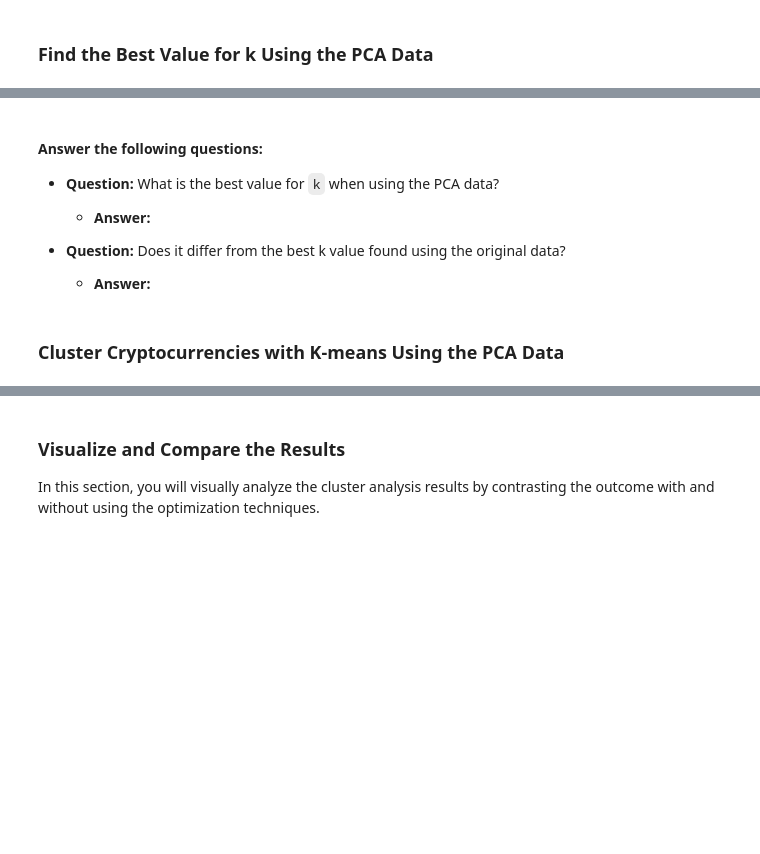
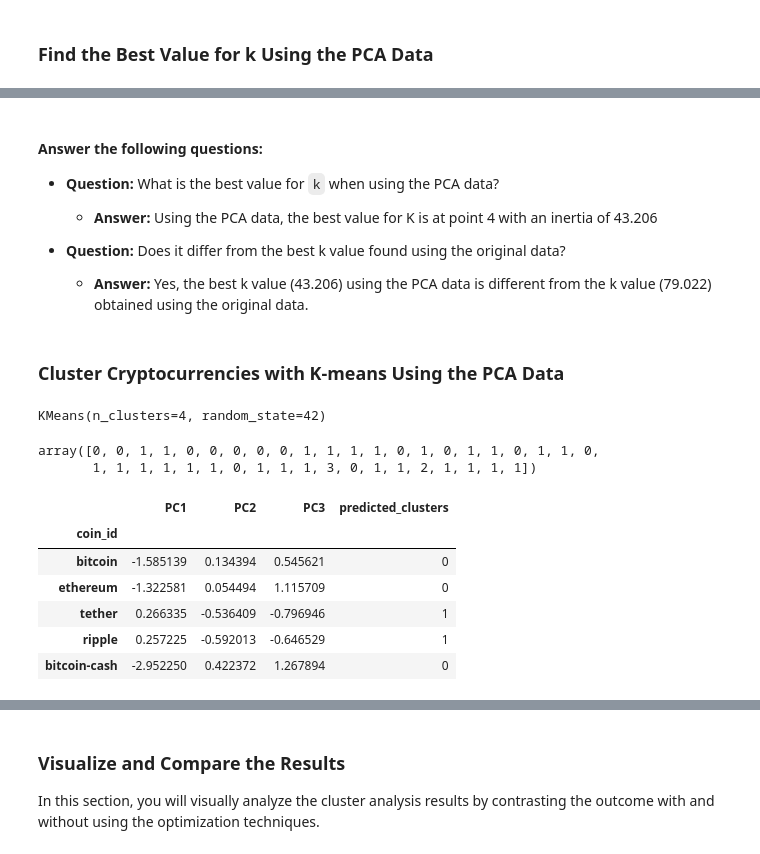
Before and after one commit to Data-Miner99/CryptoClustering, a Jupyter notebook: Starter_Code/Crypto_Clustering.ipynb, the cells around one changed output, grey strips where cells are left out. Drawn from its saved outputs; the diff is of its cells as text; code cells hidden in the pictures; blank space fills up the shorter version.

```diff
--- a/Starter_Code/Crypto_Clustering.ipynb
+++ b/Starter_Code/Crypto_Clustering.ipynb
@@ -279,30 +295,48 @@ e_curve_df =
 
 * **Question:** What is the best value for `k` when using the PCA data?
 
-  * **Answer:**
+  * **Answer:** Using the PCA data, the best value for K is at point 4 with an inertia of 43.206
 
 
 * **Question:** Does it differ from the best k value found using the original data?
 
-  * **Answer:**
+  * **Answer:** Yes, the best k value (43.206) using the PCA data is different from the k value (79.022) obtained using the original data.
 # %% [markdown]
 ### Cluster Cryptocurrencies with K-means Using the PCA Data
 # %%
 # Initialize the K-Means model using the best value for k
+best_pca = KMeans(n_clusters=4, random_state=42)
 # %%
 # Fit the K-Means model using the PCA data
+best_pca.fit(crypto_pca_df)
+# %% [output]
+KMeans(n_clusters=4, random_state=42)
 # %%
 # Predict the clusters to group the cryptocurrencies using the PCA data
+cluster_predict = best_pca.predict(crypto_pca_df)
 
 # Print the resulting array of cluster values.
+cluster_predict
+# %% [output]
+array([0, 0, 1, 1, 0, 0, 0, 0, 0, 1, 1, 1, 1, 0, 1, 0, 1, 1, 0, 1, 1, 0,
+       1, 1, 1, 1, 1, 1, 0, 1, 1, 1, 3, 0, 1, 1, 2, 1, 1, 1, 1])
 # %%
 # Create a copy of the DataFrame with the PCA data
-
+cluster_predict_copy = crypto_pca_df.copy()
 
 # Add a new column to the DataFrame with the predicted clusters
-
+cluster_predict_copy["predicted_clusters"] = cluster_predict
 
 # Display sample data
+cluster_predict_copy.head()
+# %% [output]
+|  | PC1 | PC2 | PC3 | predicted_clusters |
+| coin_id |  |  |  |  |
+| bitcoin | -1.585139 | 0.134394 | 0.545621 | 0 |
+| ethereum | -1.322581 | 0.054494 | 1.115709 | 0 |
+| tether | 0.266335 | -0.536409 | -0.796946 | 1 |
+| ripple | 0.257225 | -0.592013 | -0.646529 | 1 |
+| bitcoin-cash | -2.952250 | 0.422372 | 1.267894 | 0 |
 # %%
 # Create a scatter plot using hvPlot by setting
 # `x="PC1"` and `y="PC2"`.
```
Also changed, not shown: parts of 8 cells of this notebook, 1 other file.
